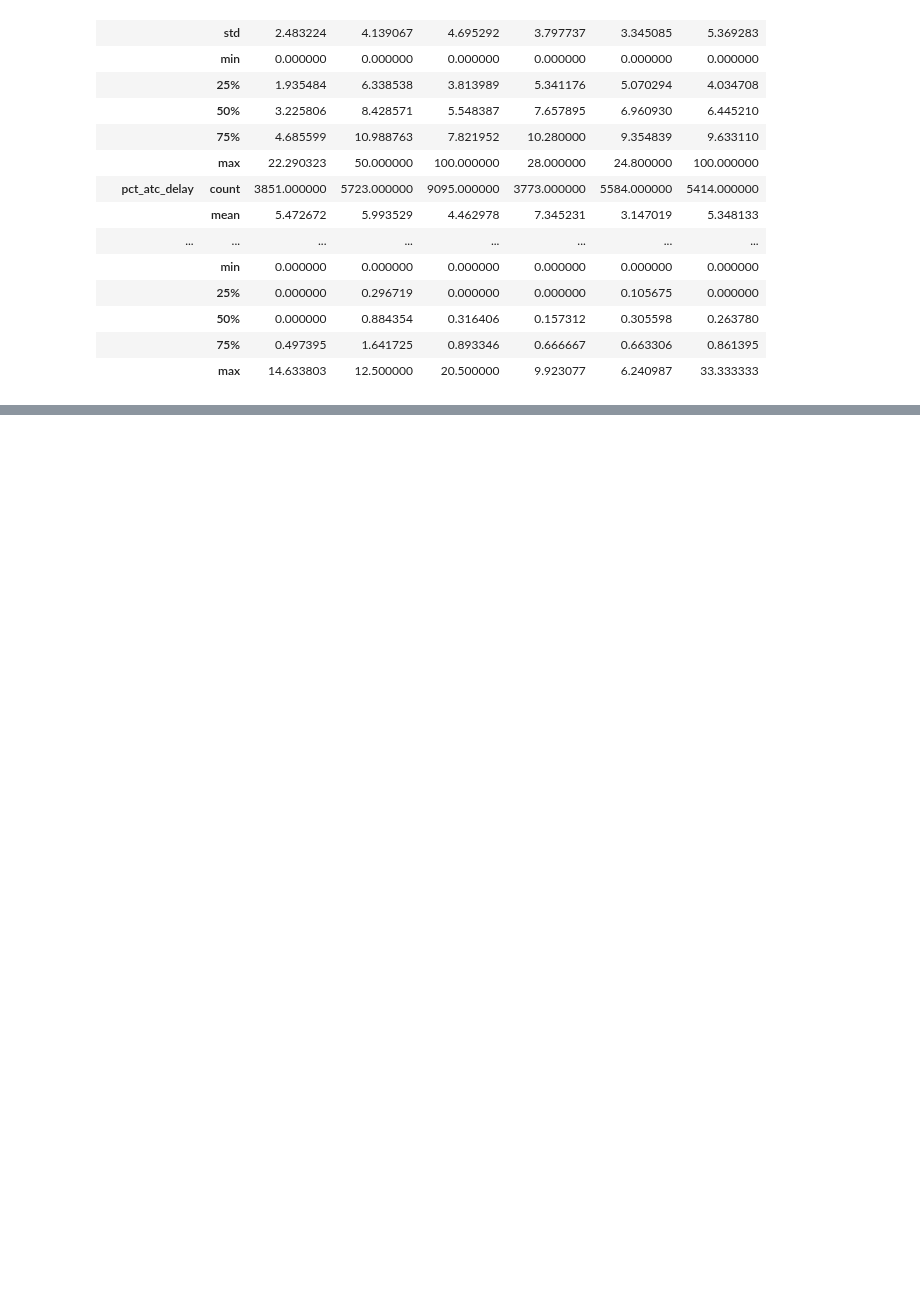
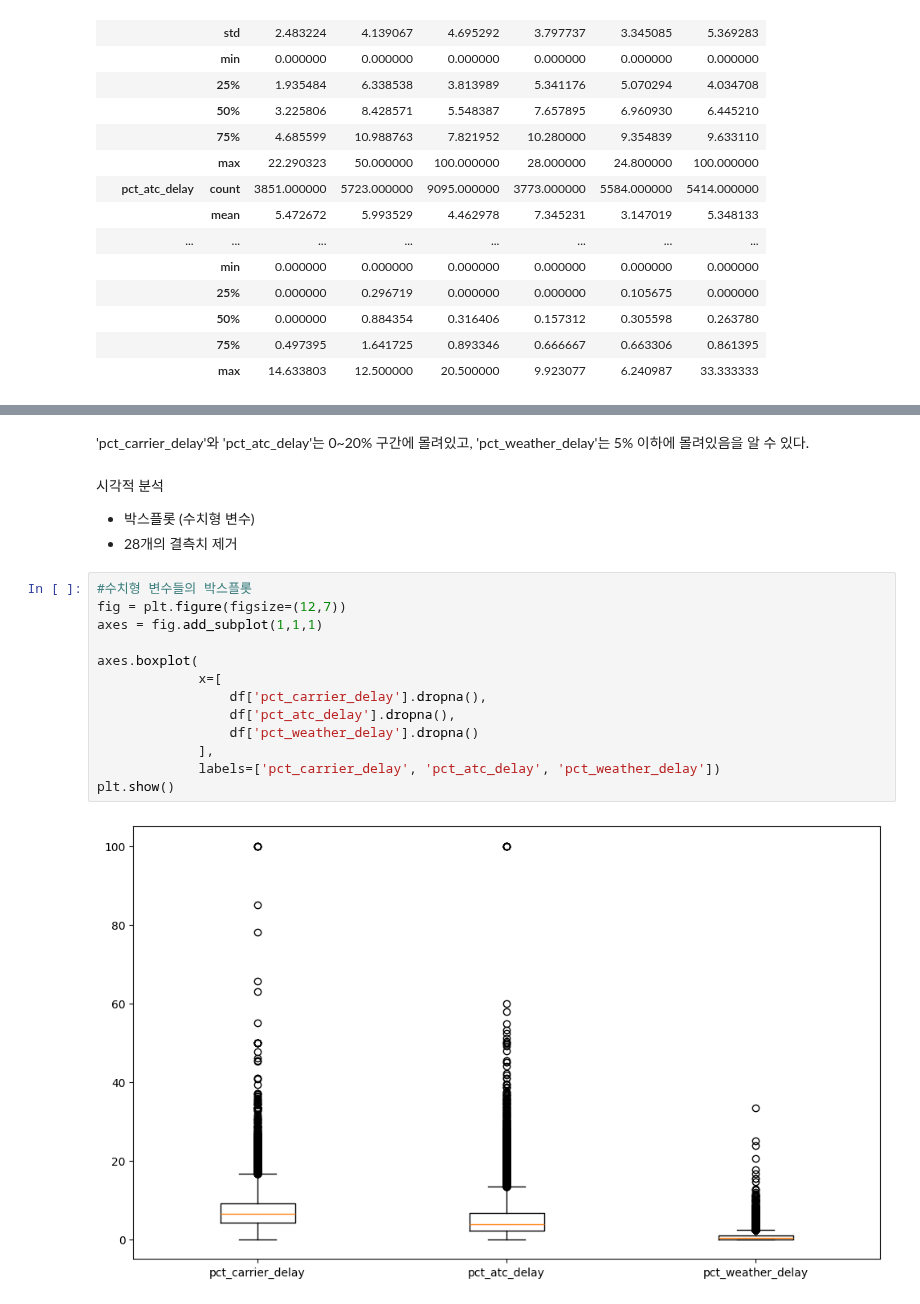
Before and after one commit to jiyoung1634/hipython_rep, a Jupyter notebook: 18.탐색적데이터분석(EDA).ipynb, the cells around one changed output, grey strips where cells are left out. Saved outputs shown, nothing was run; the diff lists cells and outputs as text; blank space fills up the shorter version.

```diff
--- a/18.탐색적데이터분석(EDA).ipynb
+++ b/18.탐색적데이터분석(EDA).ipynb
@@ -113,0 +146,21 @@ plt.plot(df['pct_carrier_delay'])
+# %% [markdown]
+'pct_carrier_delay'와 'pct_atc_delay'는 0~20% 구간에 몰려있고, 'pct_weather_delay'는 5% 이하에 몰려있음을 알 수 있다. <br>
+# %% [markdown]
+시각적 분석
+- 박스플롯 (수치형 변수)
+- 28개의 결측치 제거
+# %%
+#수치형 변수들의 박스플롯
+fig = plt.figure(figsize=(12,7))
+axes = fig.add_subplot(1,1,1)
+
+axes.boxplot(
+             x=[
+                 df['pct_carrier_delay'].dropna(),
+                 df['pct_atc_delay'].dropna(),
+                 df['pct_weather_delay'].dropna()
+             ],
+             labels=['pct_carrier_delay', 'pct_atc_delay', 'pct_weather_delay'])
+plt.show()
+# %% [output]
+[figure, added]
```
Also changed, not shown: parts of 33 cells of this notebook, 36 other files.
